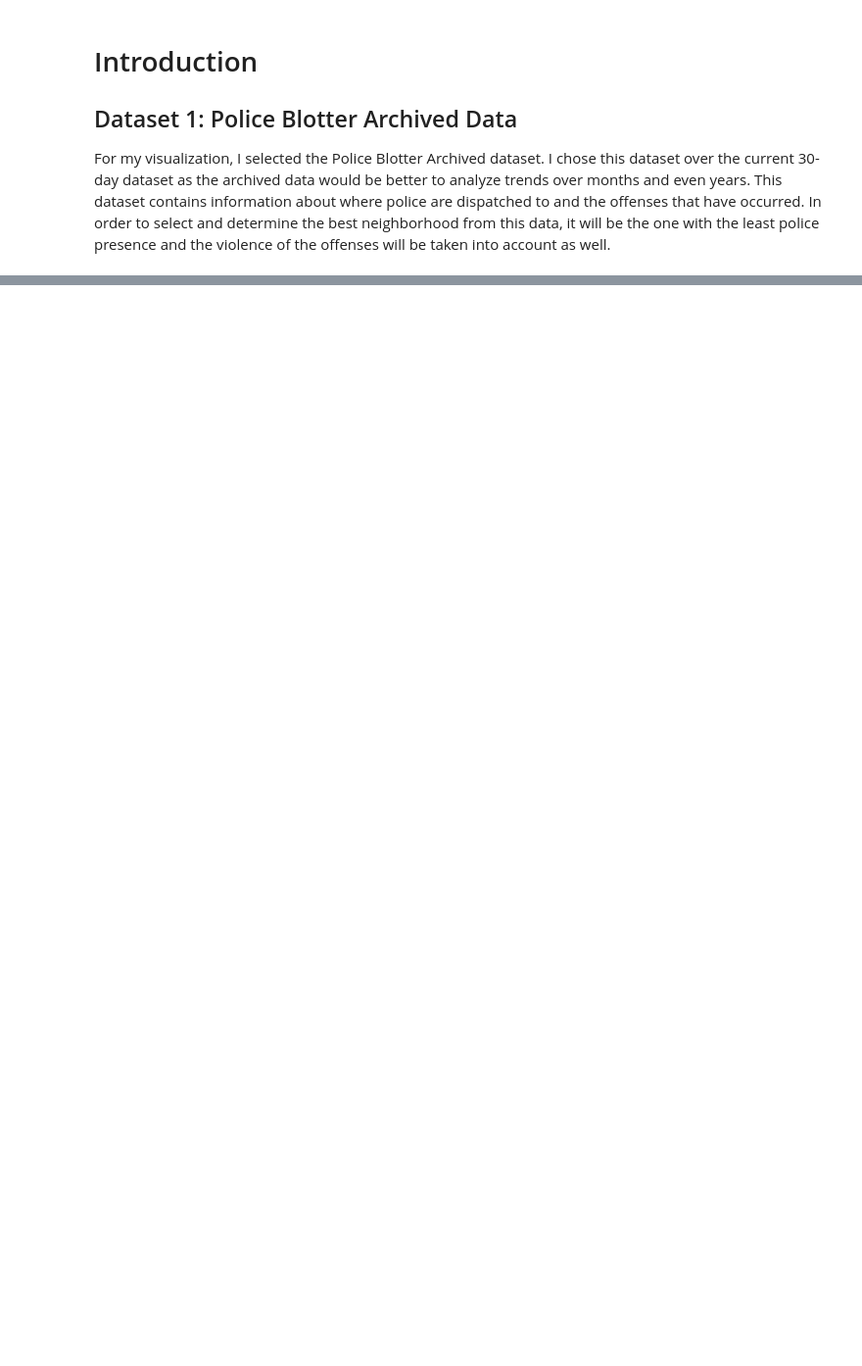
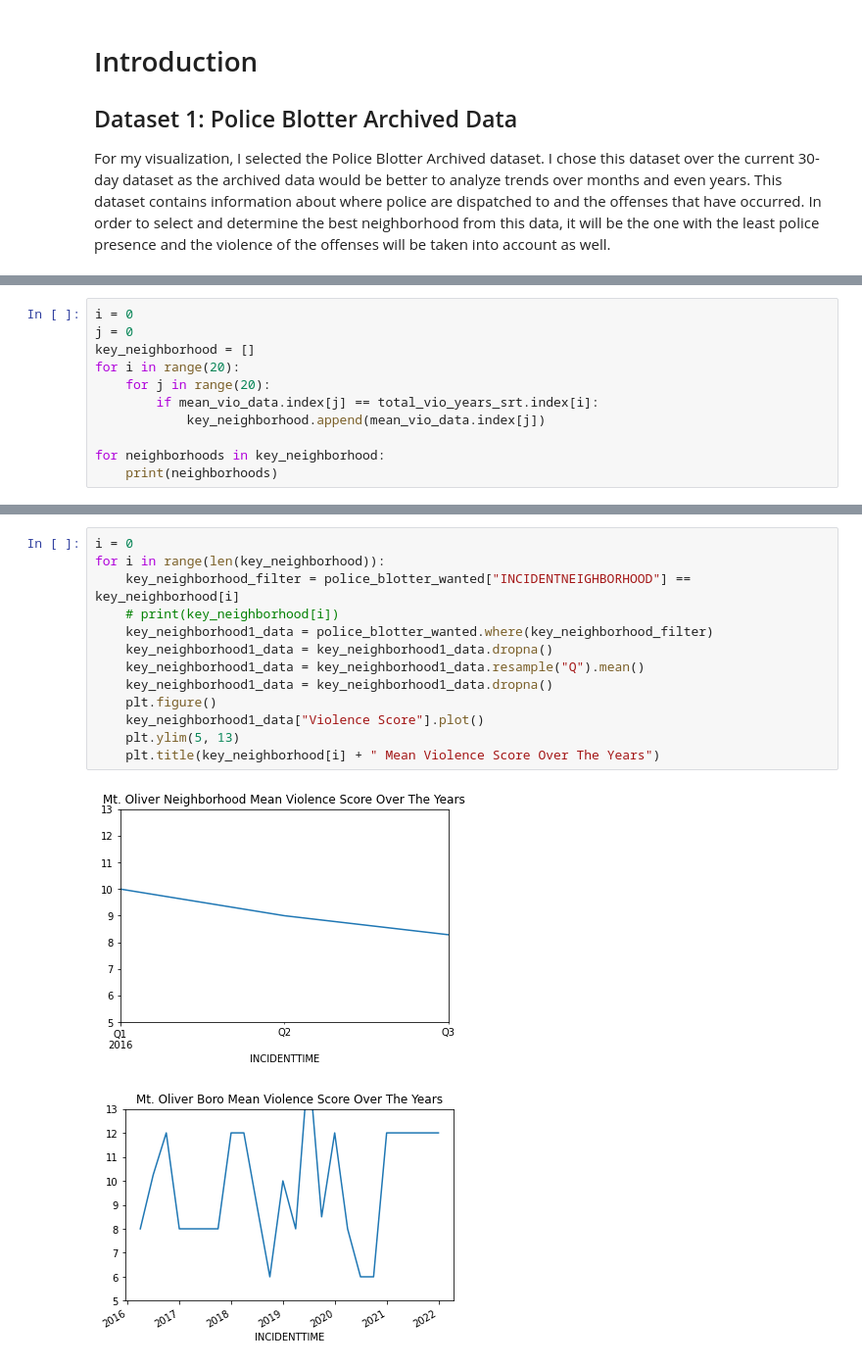
Before and after one commit to jeffzheng13/Best-Neighborhood-For-Fugitive, a Jupyter notebook: jez43 Final Project File.ipynb, the cells around one changed output, grey strips where cells are left out. Shown: that part at 98% size. Drawn from its saved outputs; the diff is of its cells as text; blank space fills up the shorter version.

```diff
--- a/jez43 Final Project File.ipynb
+++ b/jez43 Final Project File.ipynb
@@ -38,0 +138,11 @@ police_blotter_wanted
+# %%
+i = 0
+j = 0
+key_neighborhood = []
+for i in range(20):
+    for j in range(20):
+        if mean_vio_data.index[j] == total_vio_years_srt.index[i]:
+            key_neighborhood.append(mean_vio_data.index[j])
+
+for neighborhoods in key_neighborhood:
+    print(neighborhoods)
@@ -38,0 +161,16 @@ police_blotter_wanted
+# %%
+i = 0
+for i in range(len(key_neighborhood)):
+    key_neighborhood_filter = police_blotter_wanted["INCIDENTNEIGHBORHOOD"] == key_neighborhood[i]
+    # print(key_neighborhood[i])
+    key_neighborhood1_data = police_blotter_wanted.where(key_neighborhood_filter)
+    key_neighborhood1_data = key_neighborhood1_data.dropna()
+    key_neighborhood1_data = key_neighborhood1_data.resample("Q").mean()
+    key_neighborhood1_data = key_neighborhood1_data.dropna()
+    plt.figure()
+    key_neighborhood1_data["Violence Score"].plot()
+    plt.ylim(5, 13)
+    plt.title(key_neighborhood[i] + " Mean Violence Score Over The Years")
+# %% [output]
+[figure, added]
+[figure, added]
```
Also changed, not shown: parts of 24 cells of this notebook, 1 other file.
